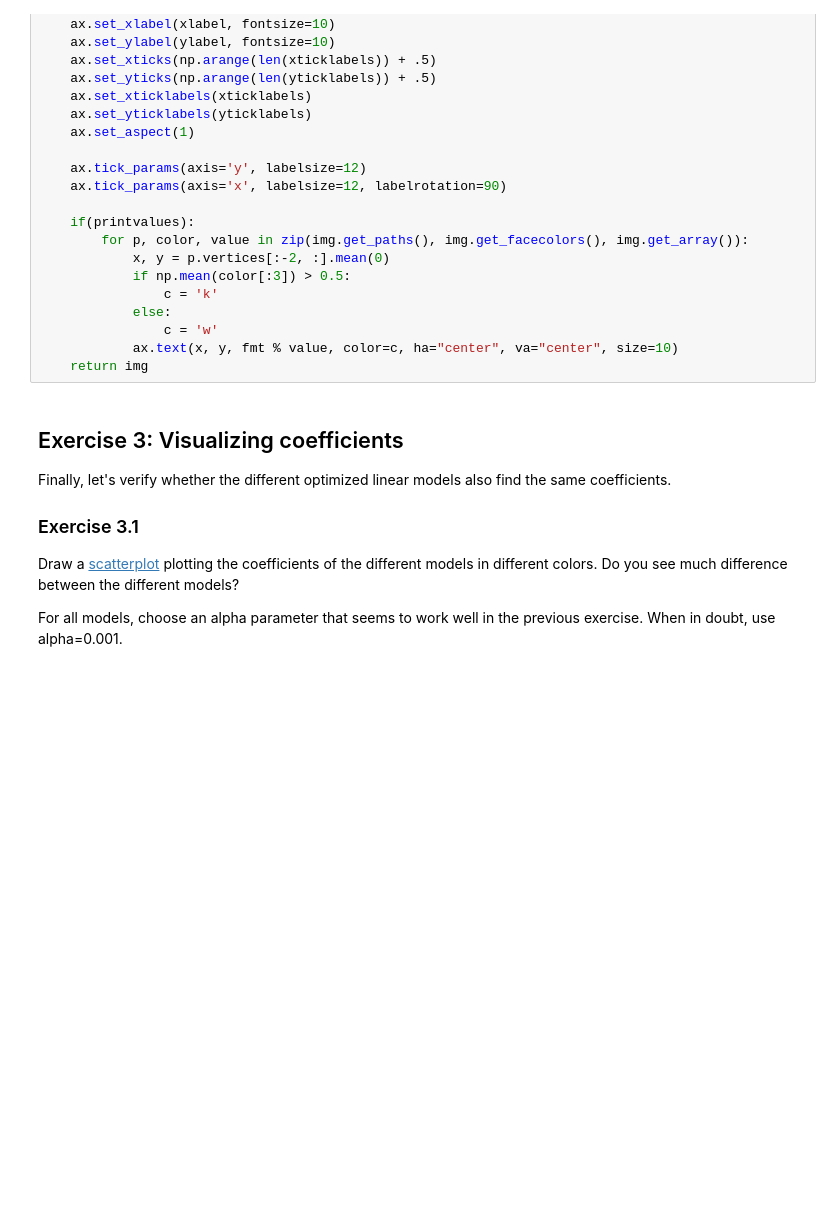
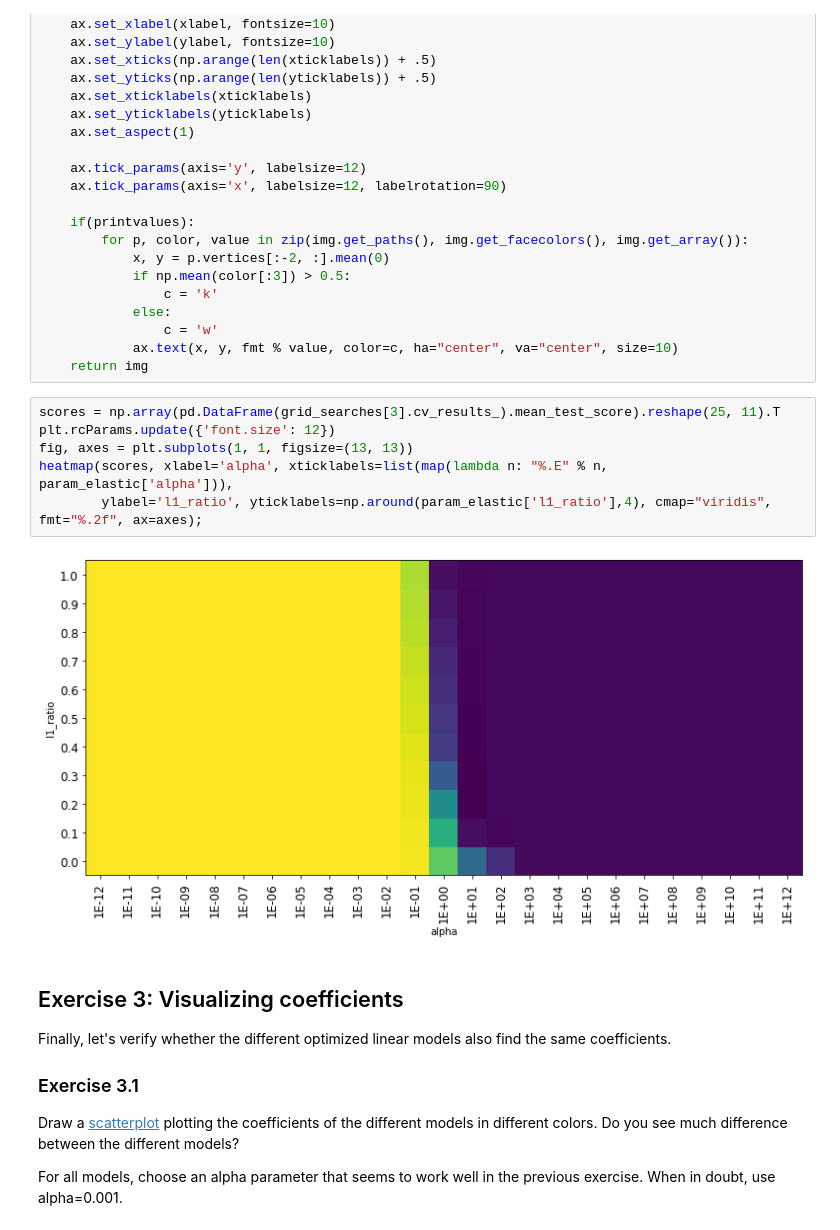
Before and after one commit to ThomasDeLange/MLE, a Jupyter notebook: labs/Lab 1a - Linear Models for Regression.ipynb, the cells around one changed output. Saved outputs shown, nothing was run; the diff lists cells and outputs as text; blank space fills up the shorter version.

```diff
--- a/labs/Lab 1a - Linear Models for Regression.ipynb
+++ b/labs/Lab 1a - Linear Models for Regression.ipynb
@@ -186,6 +226,14 @@ def heatmap(values, xlabel, ylabel, xticklabels, yticklabels, cmap=None,
                 c = 'w'
             ax.text(x, y, fmt % value, color=c, ha="center", va="center", size=10)
     return img
+# %%
+scores = np.array(pd.DataFrame(grid_searches[3].cv_results_).mean_test_score).reshape(25, 11).T
+plt.rcParams.update({'font.size': 12})
+fig, axes = plt.subplots(1, 1, figsize=(13, 13))
+heatmap(scores, xlabel='alpha', xticklabels=list(map(lambda n: "%.E" % n, param_elastic['alpha'])),
+        ylabel='l1_ratio', yticklabels=np.around(param_elastic['l1_ratio'],4), cmap="viridis", fmt="%.2f", ax=axes);
+# %% [output]
+[figure, added]
 # %% [markdown]
 ## Exercise 3: Visualizing coefficients
 Finally, let's verify whether the different optimized linear models also find the same coefficients.
```
Also changed, not shown: parts of 5 cells of this notebook, 1 other file.
